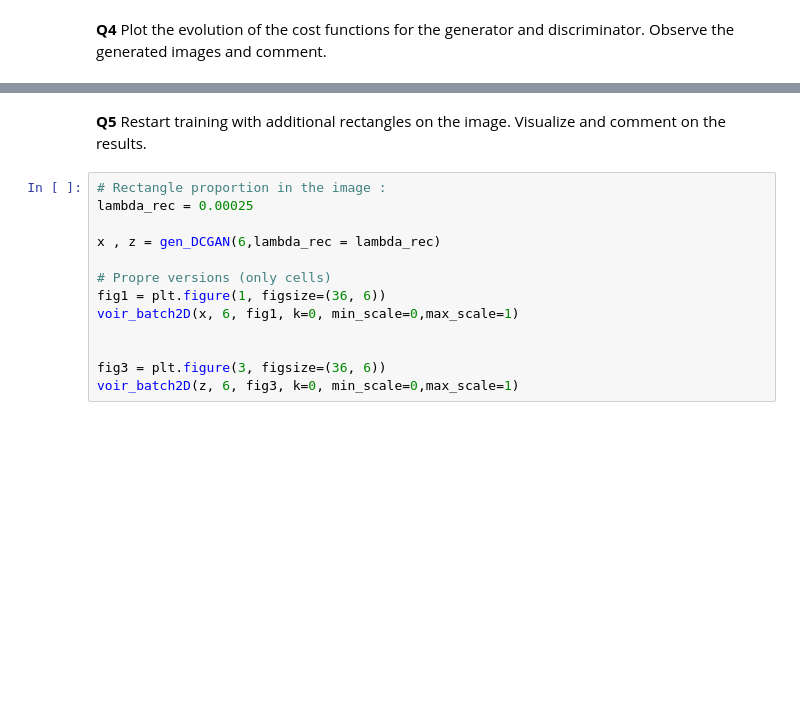
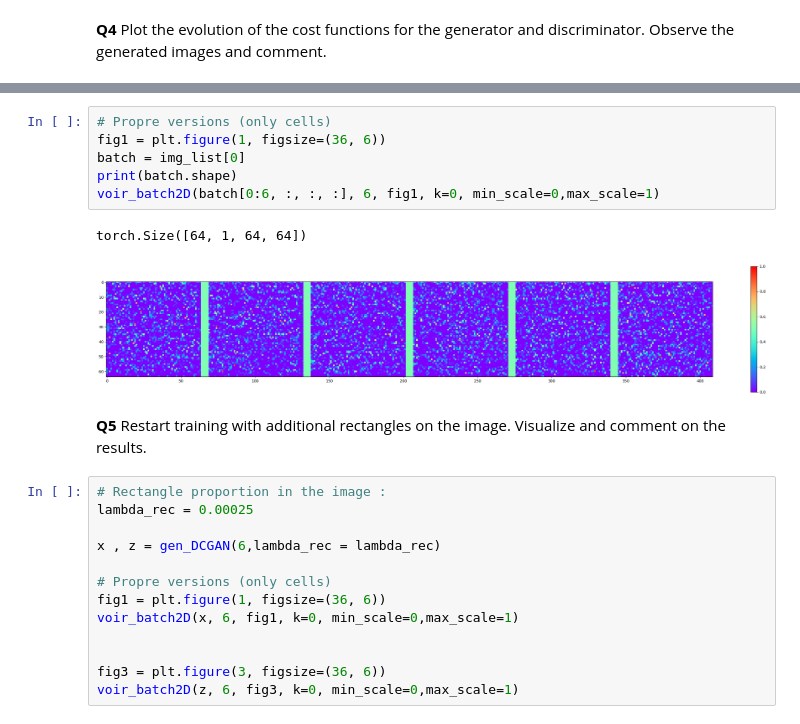
Before and after one commit to jramassa/ml-student, a Jupyter notebook: TP5/TP5_part2.ipynb, the cells around one changed output, grey strips where cells are left out. Cells and saved outputs as stored; diff of their text form; blank space fills up the shorter version.

```diff
--- a/TP5/TP5_part2.ipynb
+++ b/TP5/TP5_part2.ipynb
@@ -273,3 +305,12 @@ for epoch in range(num_epochs):
+# %%
+# Propre versions (only cells)
+fig1 = plt.figure(1, figsize=(36, 6))
+batch = img_list[0]
+print(batch.shape)
+voir_batch2D(batch[0:6, :, :, :], 6, fig1, k=0, min_scale=0,max_scale=1)
+# %% [output]
+torch.Size([64, 1, 64, 64])
+[figure, added]
 # %% [markdown]
 **Q5** Restart training with additional rectangles on the image. Visualize and comment on the results.
 # %%
```
Also changed, not shown: parts of 13 cells of this notebook.
